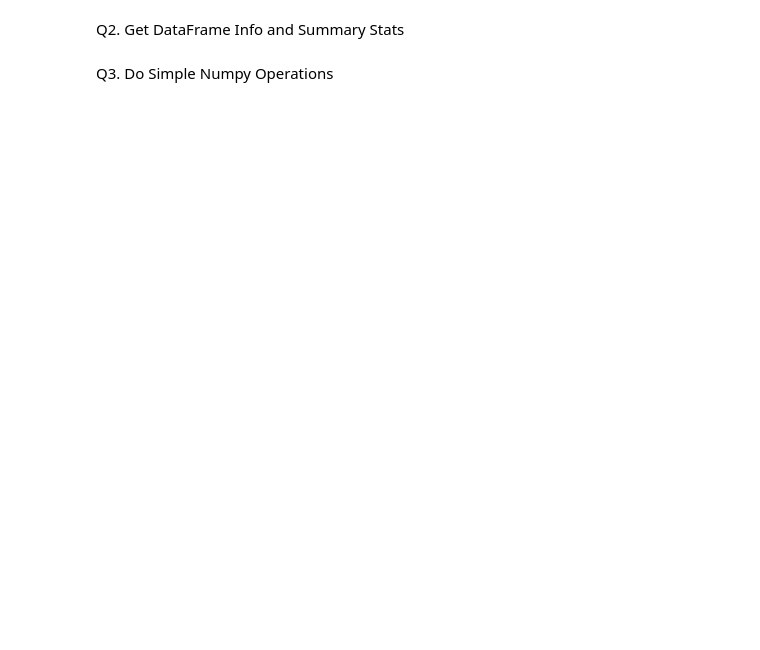
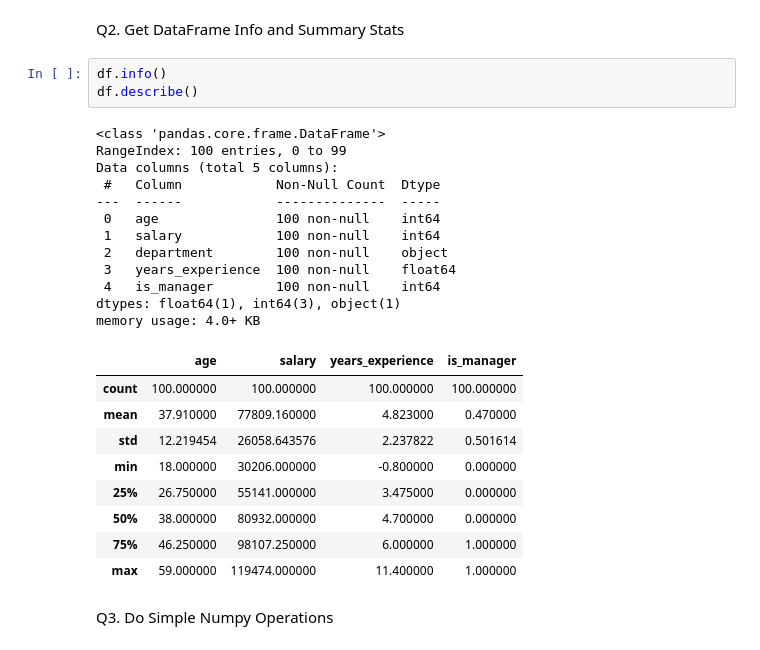
Before and after one commit to Infosys-intern-program-nov25-batch/ai_vision_extract, a Jupyter notebook: milestone_1/week_1/Day_4/pandas_and_numpy.ipynb, the cells around one changed output. Saved outputs shown, nothing was run; the diff lists cells and outputs as text; blank space fills up the shorter version.

```diff
--- a/milestone_1/week_1/Day_4/pandas_and_numpy.ipynb
+++ b/milestone_1/week_1/Day_4/pandas_and_numpy.ipynb
@@ -200,4 +231,29 @@ Q1. View data structure
 # %% [markdown]
 Q2. Get DataFrame Info and Summary Stats
+# %%
+df.info()
+df.describe()
+# %% [output]
+<class 'pandas.core.frame.DataFrame'>
+RangeIndex: 100 entries, 0 to 99
+Data columns (total 5 columns):
+ #   Column            Non-Null Count  Dtype
+---  ------            --------------  -----
+ 0   age               100 non-null    int64
+ 1   salary            100 non-null    int64
+ 2   department        100 non-null    object
+ 3   years_experience  100 non-null    float64
+ 4   is_manager        100 non-null    int64
+dtypes: float64(1), int64(3), object(1)
+memory usage: 4.0+ KB
+|  | age | salary | years_experience | is_manager |
+| count | 100.000000 | 100.000000 | 100.000000 | 100.000000 |
+| mean | 37.910000 | 77809.160000 | 4.823000 | 0.470000 |
+| std | 12.219454 | 26058.643576 | 2.237822 | 0.501614 |
+| min | 18.000000 | 30206.000000 | -0.800000 | 0.000000 |
+| 25% | 26.750000 | 55141.000000 | 3.475000 | 0.000000 |
+| 50% | 38.000000 | 80932.000000 | 4.700000 | 0.000000 |
+| 75% | 46.250000 | 98107.250000 | 6.000000 | 1.000000 |
+| max | 59.000000 | 119474.000000 | 11.400000 | 1.000000 |
 # %% [markdown]
 Q3. Do Simple Numpy Operations
```
Also changed, not shown: parts of 15 cells of this notebook, 1 other file.
